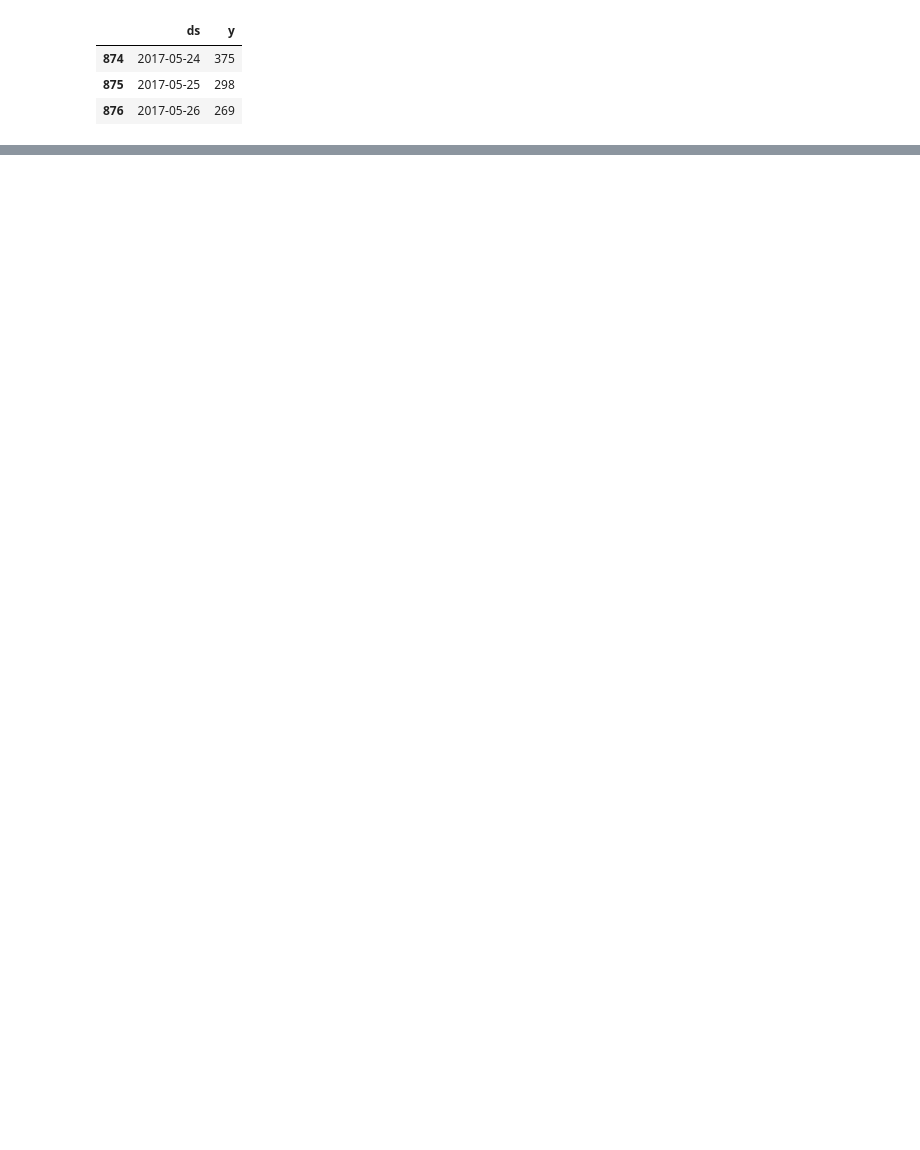
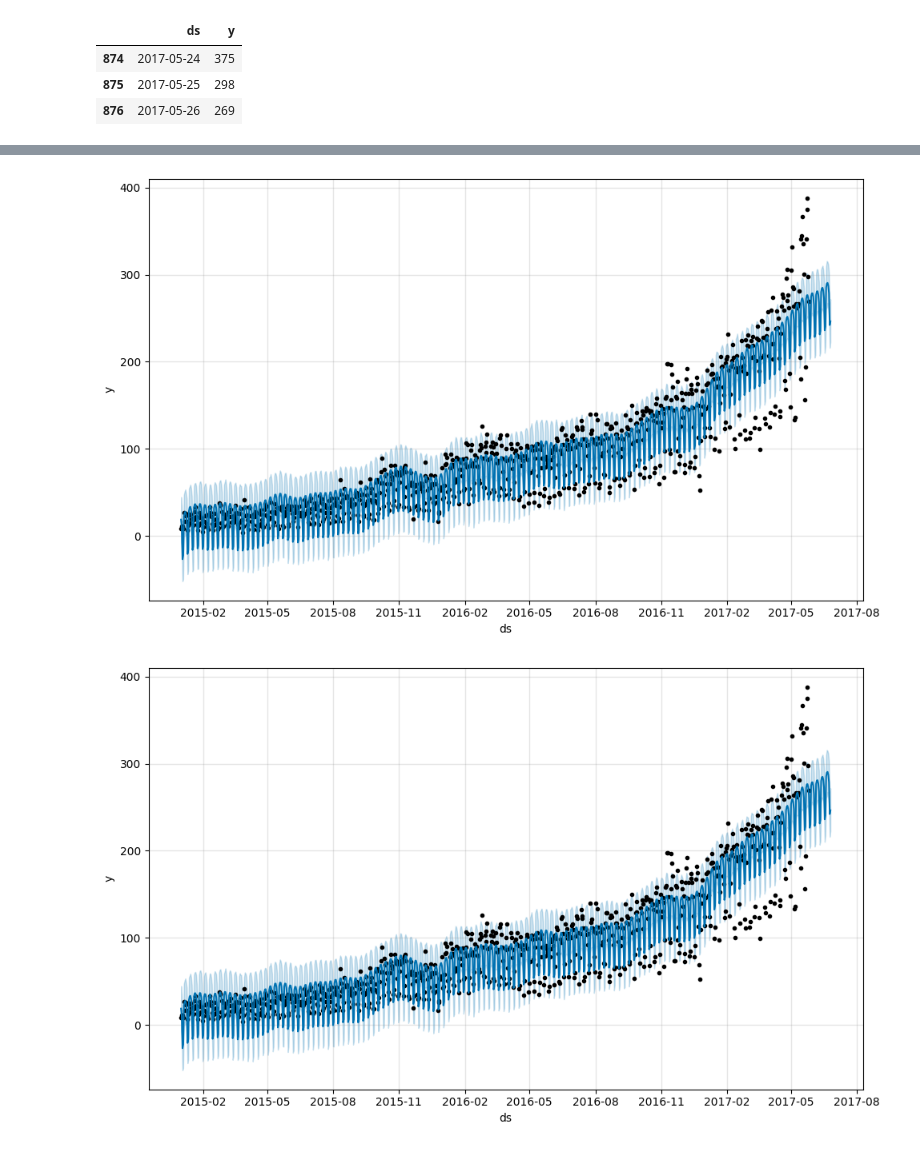
Before and after one commit to rahulrajesh131999/ai-ml-dl-journey, a Jupyter notebook: topic9/predicting_the_future_using_facebooks_prophet.ipynb, the cells around one changed output, grey strips where cells are left out. Cells and saved outputs as stored; diff of their text form; code cells hidden in the pictures; blank space fills up the shorter version.

Commit message:
completed prophet

```diff
--- a/topic9/predicting_the_future_using_facebooks_prophet.ipynb
+++ b/topic9/predicting_the_future_using_facebooks_prophet.ipynb
@@ -243,0 +246,3 @@ train_df.tail(n=3)
+# %%
+m = Prophet()
+m.fit(train_df)
@@ -243,0 +255,3 @@ train_df.tail(n=3)
+# %%
+future = m.make_future_dataframe(periods=prediction_size)
+future.tail(n=3)
@@ -243,0 +265,3 @@ train_df.tail(n=3)
+# %%
+forecast = m.predict(future)
+forecast.tail()
@@ -243,0 +281,5 @@ train_df.tail(n=3)
+# %%
+m.plot(forecast)
+# %% [output]
+[figure, added]
+[figure, added]
```
Also changed, not shown: parts of 41 cells of this notebook, 3 other files.
